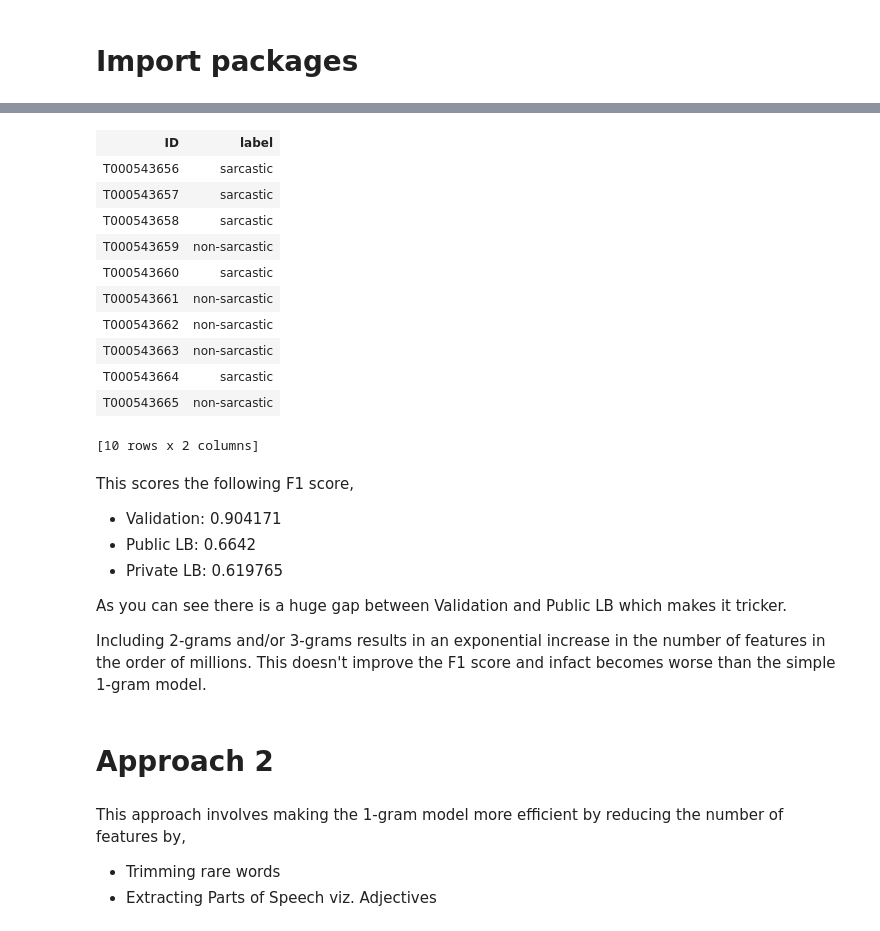
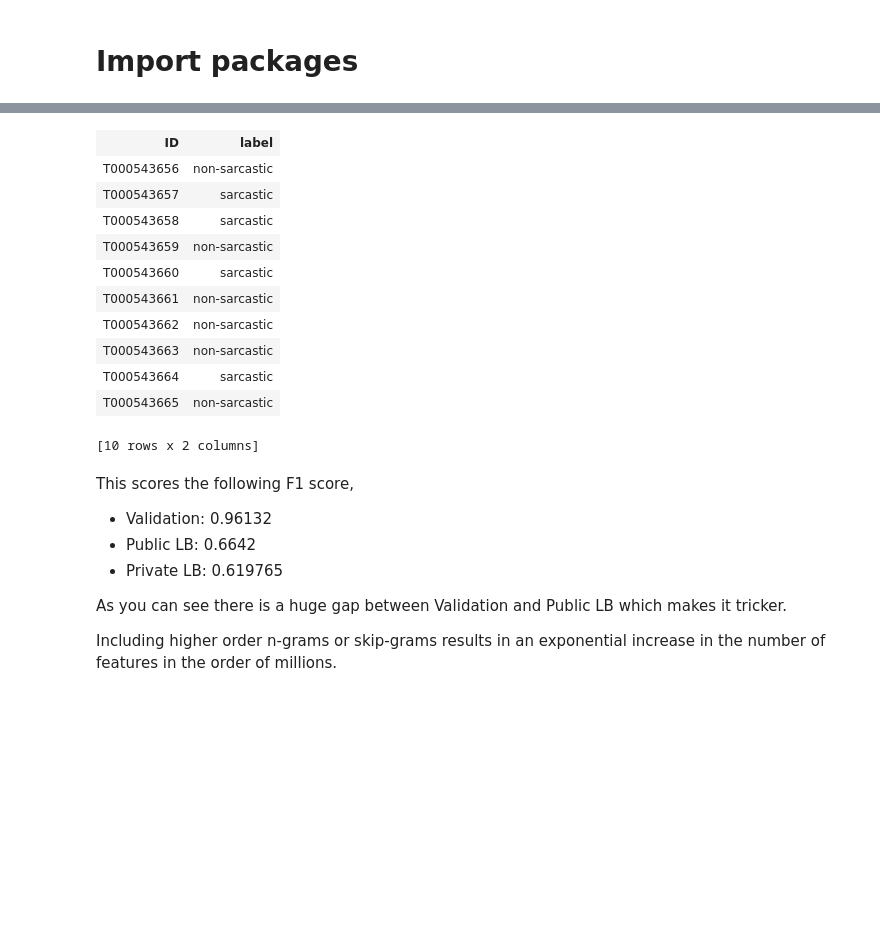
Before and after one commit to KarthiAru/AnalyticsVidhya, a Jupyter notebook: mlware-1/code.ipynb, the cells around one changed output, grey strips where cells are left out. Drawn from its saved outputs; the diff is of its cells as text; code cells hidden in the pictures; blank space fills up the shorter version.

```diff
--- a/mlware-1/code.ipynb
+++ b/mlware-1/code.ipynb
@@ -72,10 +186,15 @@ test['ngram1'] = gl.text_analytics.count_ngrams(test['tweet'], 1, to_lower=True)
+# %%
+# Train-Test Split
+train_data = df.filter_by(['train'], 'set')
+test_data = df.filter_by(['test'], 'set')
 # %%
 # Train-Validation Split
-train_data,test_data = train.random_split(.8, seed=0)
+train_data,val_data = train_data.random_split(.8, seed=123)
 # %%
 # Modelling using GBM
-model_gbm1 = gl.boosted_trees_classifier.create(train_data, validation_set=test_data,
-                                         target='label', features=['ngram1'],
+model_gbm1 = gl.boosted_trees_classifier.create(train_data, validation_set=val_data,
+                                         target='label',
+                                         features=['senti_score','tweet_length','tokens_count','pos_ratio','caps_count','exclaim_count','ques_count','comma_count','quote_count',],
                                          max_iterations=2500, max_depth=6, step_size=0.3,
                                          min_loss_reduction=1e-6, min_child_weight=0.1,
                                          row_subsample=1.0, column_subsample=0.8, random_seed=123,
@@ -137,4 +257,4 @@ model_gbm1.evaluate(test_data)
  You can use print_rows(num_rows=m, num_columns=n) to print more rows and columns.}
 # %%
 # Make Predictions
-predictions = model_gbm1.classify(test)
+predictions = model_gbm1.classify(test_data)
@@ -156,9 +261,9 @@ predictions.head()
 # %%
-submit = gl.SFrame({'ID':test['ID'],'label':predictions['class']})
+submit = gl.SFrame({'ID':id,'label':predictions['class']})
 submit.head()
 # %% [output]
 | ID | label |
-| T000543656 | sarcastic |
+| T000543656 | non-sarcastic |
 | T000543657 | sarcastic |
 | T000543658 | sarcastic |
 | T000543659 | non-sarcastic |
@@ -174,16 +279,10 @@ submit.save('data/submit.csv', format='csv')
 # %% [markdown]
 This scores the following F1 score,
 
-- Validation: 0.904171
+- Validation: 0.96132
 - Public LB: 0.6642
 - Private LB: 0.619765
 
 As you can see there is a huge gap between Validation and Public LB which makes it tricker.
 
-Including 2-grams and/or 3-grams results in an exponential increase in the number of features in the order of millions. This doesn't improve the F1 score and infact becomes worse than the simple 1-gram model.
+Including higher order n-grams or skip-grams results in an exponential increase in the number of features in the order of millions.
-# %% [markdown]
-# Approach 2
-# %% [markdown]
-This approach involves making the 1-gram model more efficient by reducing the number of features by,
-- Trimming rare words
-- Extracting Parts of Speech viz. Adjectives
```
Also changed, not shown: parts of 35 cells of this notebook, 1 other file.
